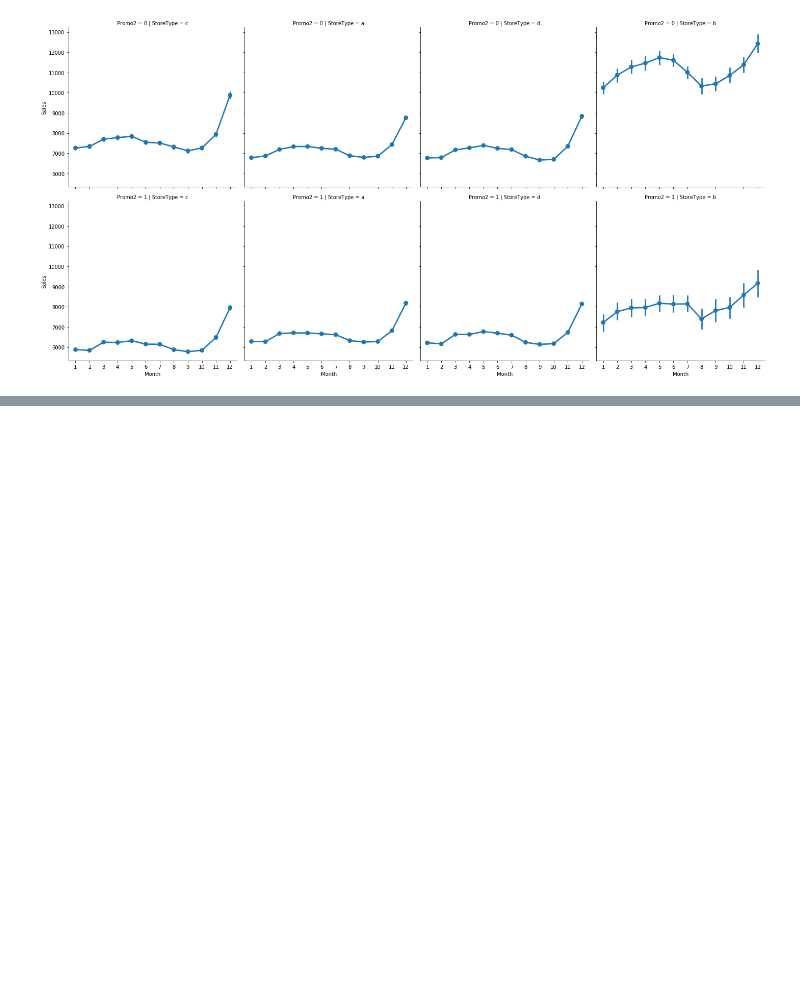
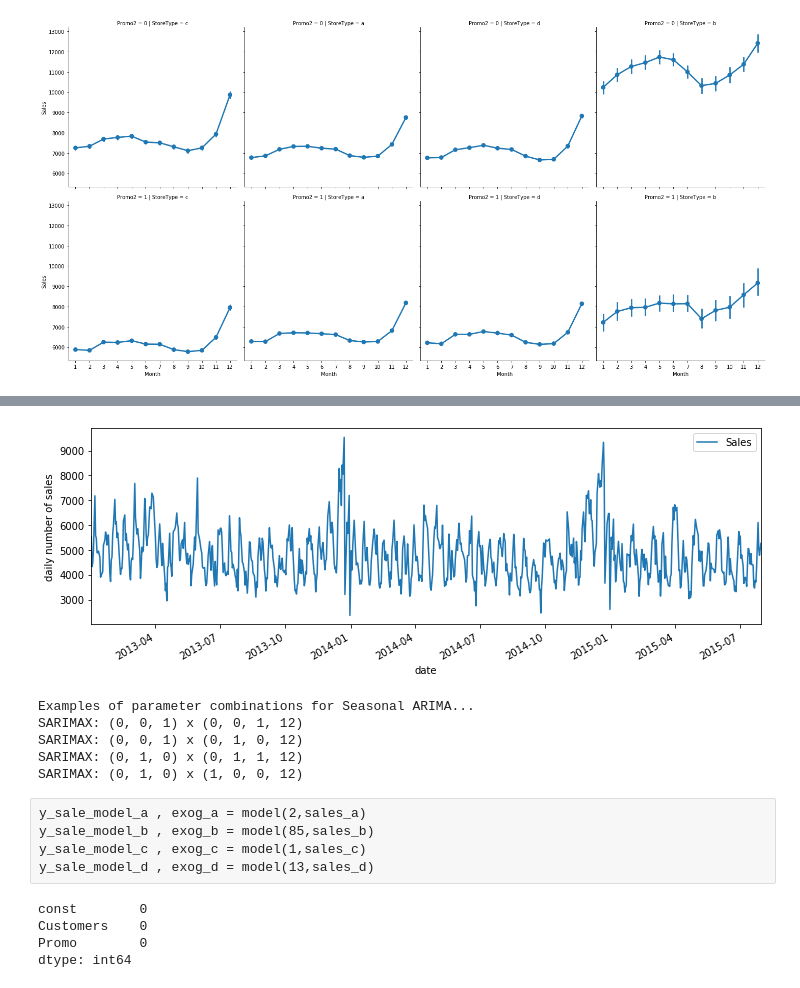
Before and after one commit to AbdurRehman1234/FYPSalesforecasting, a Jupyter notebook: project.ipynb, the cells around one changed output, grey strips where cells are left out. Drawn from its saved outputs; the diff is of its cells as text; code cells hidden in the pictures; blank space fills up the shorter version.

```diff
--- a/project.ipynb
+++ b/project.ipynb
@@ -231,0 +266,8 @@ sns.factorplot(data= tr_st, x='Month', y='Sales', row="Promo2", col="StoreType")
+# %%
+#implementing SARIMA
+df = pd.read_csv('StoresData/input.csv')
+df = df[(df["Open"] != 0) & (df['Sales'] != 0)]
+sales = df[df.Store == 1].loc[:, ['Date', 'Sales']]
+sales = sales.sort_index(ascending = False)
+sales['Date'] = pd.DatetimeIndex(sales['Date'])
+sales.dtypes
@@ -231,0 +287,22 @@ sns.factorplot(data= tr_st, x='Month', y='Sales', row="Promo2", col="StoreType")
+# %%
+ax = sales.set_index('Date').plot(figsize = (12, 4))
+ax.set_ylabel("daily number of sales")
+ax.set_xlabel('date')
+plt.show()
+# %% [output]
+[figure, added]
+# %%
+p = d = q = range(0, 2)
+pdq = list(itertools.product(p, d, q))
+seasonal_pdq = [(x[0], x[1], x[2], 12) for x in list(itertools.product(p, d, q))]
+print('Examples of parameter combinations for Seasonal ARIMA...')
+print('SARIMAX: {} x {}'.format(pdq[1], seasonal_pdq[1]))
+print('SARIMAX: {} x {}'.format(pdq[1], seasonal_pdq[2]))
+print('SARIMAX: {} x {}'.format(pdq[2], seasonal_pdq[3]))
+print('SARIMAX: {} x {}'.format(pdq[2], seasonal_pdq[4]))
+# %% [output]
+Examples of parameter combinations for Seasonal ARIMA...
+SARIMAX: (0, 0, 1) x (0, 0, 1, 12)
+SARIMAX: (0, 0, 1) x (0, 1, 0, 12)
+SARIMAX: (0, 1, 0) x (0, 1, 1, 12)
+SARIMAX: (0, 1, 0) x (1, 0, 0, 12)
@@ -231,0 +330,22 @@ sns.factorplot(data= tr_st, x='Month', y='Sales', row="Promo2", col="StoreType")
+# %% [raw]
+y_sale_model_a , exog_a = model(2,sales_a)
+y_sale_model_b , exog_b = model(85,sales_b)
+y_sale_model_c , exog_c = model(1,sales_c)
+y_sale_model_d , exog_d = model(13,sales_d)
+# %%
+exog_a = exog_a.dropna()
+exog_a.isna().sum()
+
+exog_b = exog_b.dropna()
+exog_b.isna().sum()
+
+exog_c = exog_c.dropna()
+exog_c.isna().sum()
+
+exog_d = exog_d.dropna()
+exog_d.isna().sum()
+# %% [output]
+const        0
+Customers    0
+Promo        0
+dtype: int64
```
Also changed, not shown: parts of 18 cells of this notebook.
